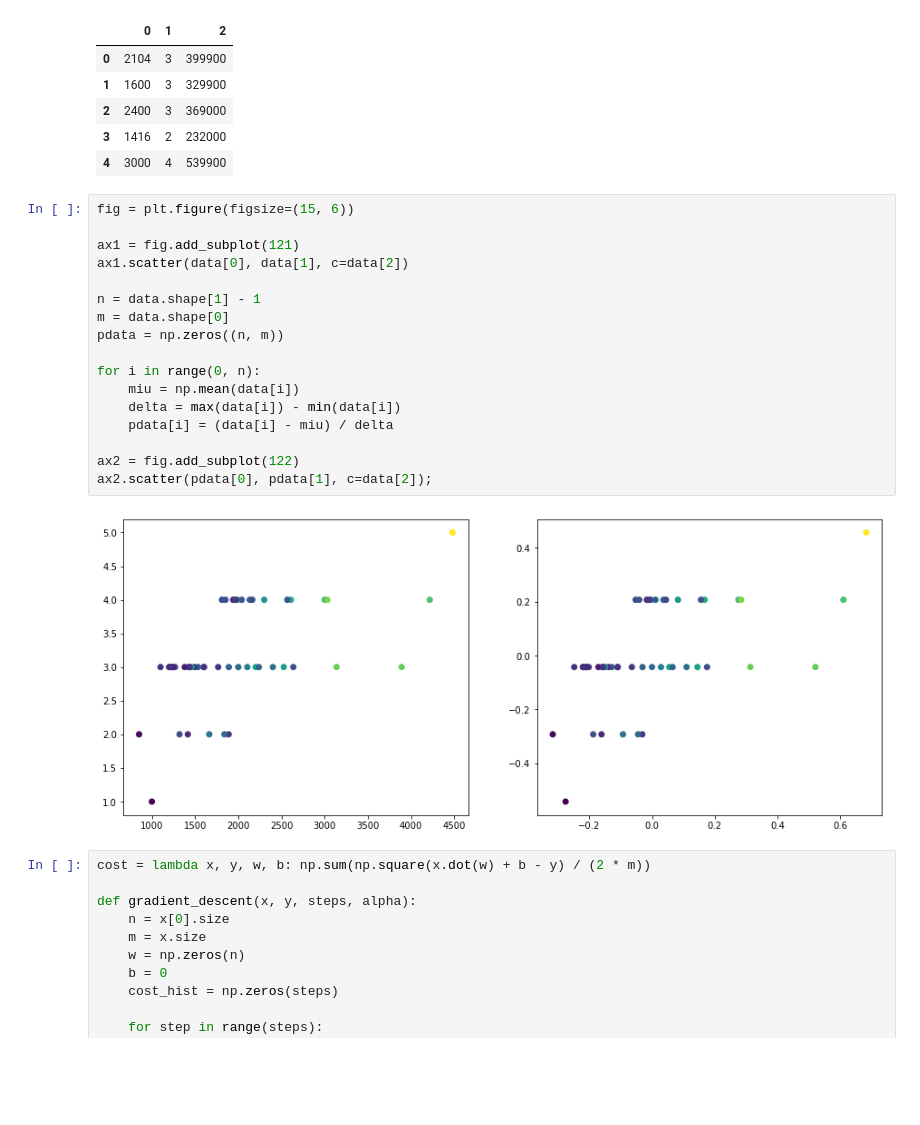
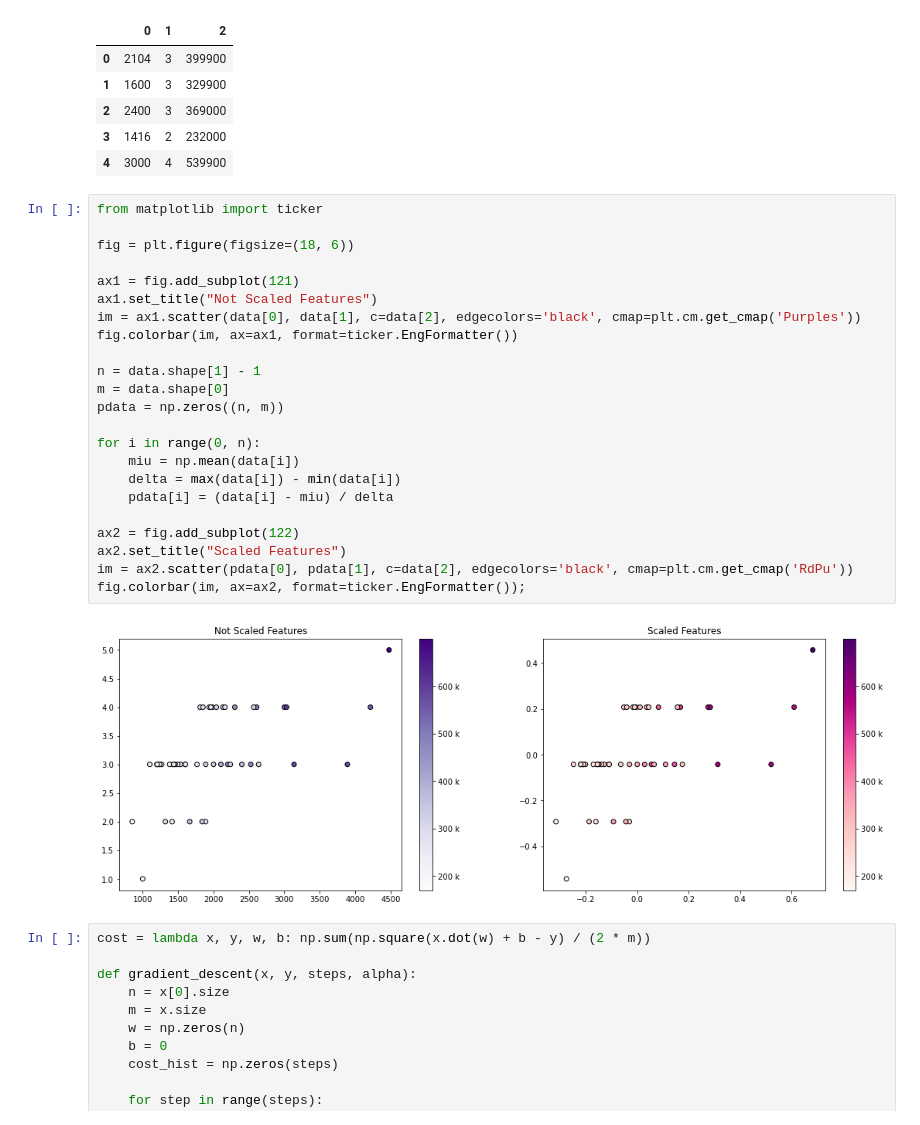
Before and after one commit to albertolg101/ai-course, a Jupyter notebook: multiple-linear-regression.ipynb, the cells around one changed output. Cells and saved outputs as stored; diff of their text form; blank space fills up the shorter version.

Commit message:
improve plots

```diff
--- a/multiple-linear-regression.ipynb
+++ b/multiple-linear-regression.ipynb
@@ -16,24 +16,30 @@ data.head()
 | 3 | 1416 | 2 | 232000 |
 | 4 | 3000 | 4 | 539900 |
 # %%
-fig = plt.figure(figsize=(15, 6))
+from matplotlib import ticker
+
+fig = plt.figure(figsize=(18, 6))
 
 ax1 = fig.add_subplot(121)
-ax1.scatter(data[0], data[1], c=data[2])
+ax1.set_title("Not Scaled Features")
+im = ax1.scatter(data[0], data[1], c=data[2], edgecolors='black', cmap=plt.cm.get_cmap('Purples'))
+fig.colorbar(im, ax=ax1, format=ticker.EngFormatter())
 
 n = data.shape[1] - 1
 m = data.shape[0]
 pdata = np.zeros((n, m))
 
 for i in range(0, n):
     miu = np.mean(data[i])
     delta = max(data[i]) - min(data[i])
     pdata[i] = (data[i] - miu) / delta
 
 ax2 = fig.add_subplot(122)
-ax2.scatter(pdata[0], pdata[1], c=data[2]);
+ax2.set_title("Scaled Features")
+im = ax2.scatter(pdata[0], pdata[1], c=data[2], edgecolors='black', cmap=plt.cm.get_cmap('RdPu'))
+fig.colorbar(im, ax=ax2, format=ticker.EngFormatter());
 # %% [output]
-[figure, old version]
+[figure, new version]
 # %%
 cost = lambda x, y, w, b: np.sum(np.square(x.dot(w) + b - y) / (2 * m))
 
```
Also changed, not shown: parts of 1 cell of this notebook.
